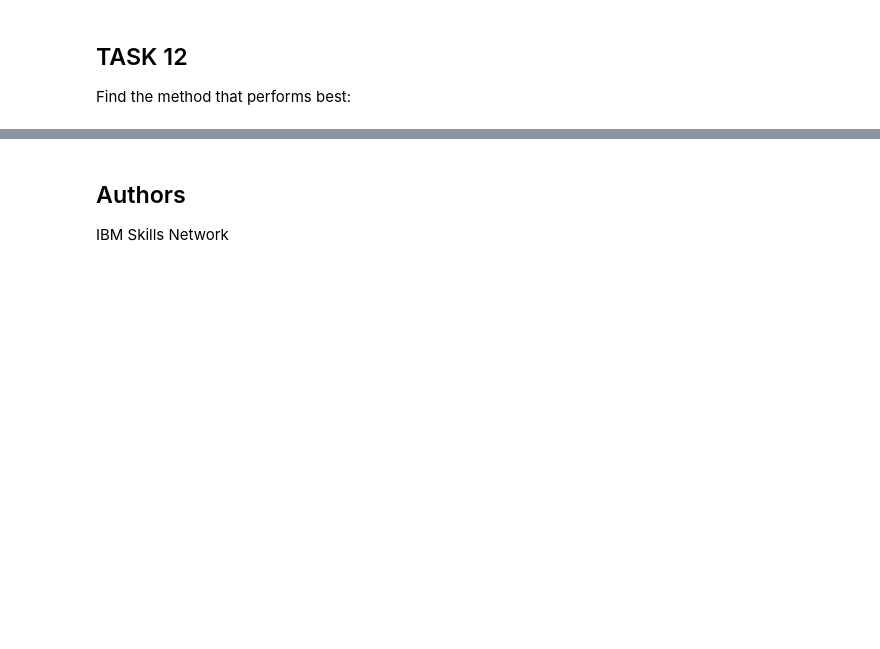
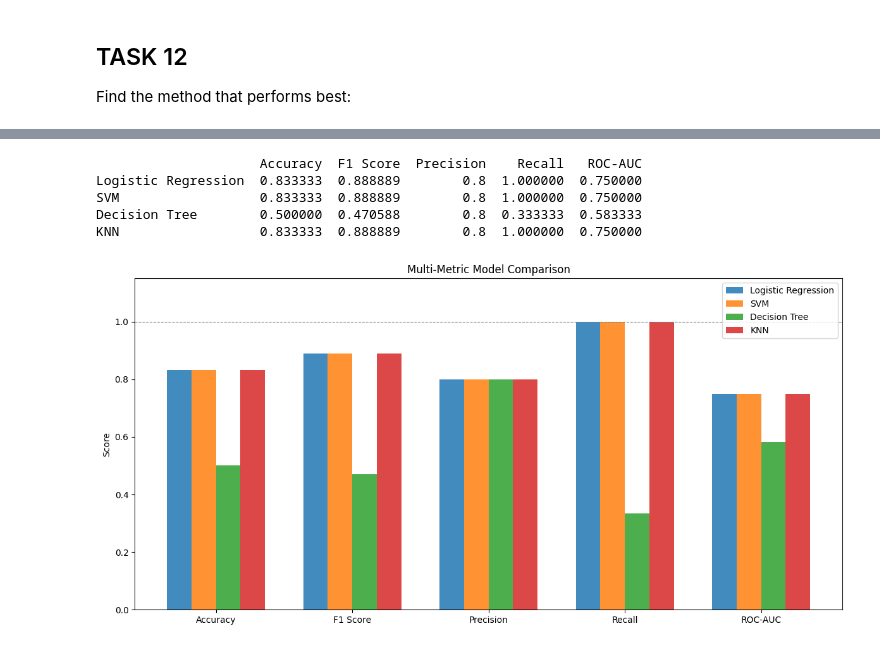
Before and after one commit to BoldwinMax/SpaceX-Falcon9-Landing-Prediction, a Jupyter notebook: 8_SpaceX_Machine_Learning_Prediction.ipynb, the cells around one changed output, grey strips where cells are left out. Cells and saved outputs as stored; diff of their text form; code cells hidden in the pictures; blank space fills up the shorter version.

```diff
--- a/8_SpaceX_Machine_Learning_Prediction.ipynb
+++ b/8_SpaceX_Machine_Learning_Prediction.ipynb
@@ -64,2 +61,16 @@ data = pd.read_csv('https://cf-courses-data.s3.us.cloud-object-storage.appdomain
+# %%
+import urllib.request
+
+urllib.request.urlretrieve(
+    "https://cf-courses-data.s3.us.cloud-object-storage.appdomain.cloud/IBM-DS0321EN-SkillsNetwork/datasets/dataset_part_2.csv",
+    "dataset_part_2.csv"
+)
+urllib.request.urlretrieve(
+    "https://cf-courses-data.s3.us.cloud-object-storage.appdomain.cloud/IBM-DS0321EN-SkillsNetwork/datasets/dataset_part_3.csv",
+    "dataset_part_3.csv"
+)
+
+data = pd.read_csv("dataset_part_2.csv")
+X = pd.read_csv("dataset_part_3.csv")
 # %%
 data.head()
@@ -264,4 +361,56 @@ plt.show()
-# %% [markdown]
-## Authors
-
-IBM Skills Network
+# %%
+from sklearn.metrics import classification_report, roc_auc_score, f1_score, precision_score, recall_score
+import matplotlib.pyplot as plt
+import numpy as np
+
+# Get predictions from all models
+models = {
+    'Logistic Regression': logreg_cv,
+    'SVM':                 svm_cv,
+    'Decision Tree':       tree_cv,
+    'KNN':                 knn_cv
+}
+
+results = {}
+for name, model in models.items():
+    yhat = model.predict(X_test)
+    results[name] = {
+        'Accuracy':  model.score(X_test, Y_test),
+        'F1 Score':  f1_score(Y_test, yhat),
+        'Precision': precision_score(Y_test, yhat),
+        'Recall':    recall_score(Y_test, yhat),
+        'ROC-AUC':   roc_auc_score(Y_test, yhat)
+    }
+
+# Print detailed comparison table
+results_df = pd.DataFrame(results).T
+print(results_df.to_string())
+# %% [output]
+                     Accuracy  F1 Score  Precision    Recall   ROC-AUC
+Logistic Regression  0.833333  0.888889        0.8  1.000000  0.750000
+SVM                  0.833333  0.888889        0.8  1.000000  0.750000
+Decision Tree        0.500000  0.470588        0.8  0.333333  0.583333
+KNN                  0.833333  0.888889        0.8  1.000000  0.750000
+# %%
+# Visualize all metrics side by side
+metrics = ['Accuracy', 'F1 Score', 'Precision', 'Recall', 'ROC-AUC']
+model_names = list(results.keys())
+x = np.arange(len(metrics))
+width = 0.18
+
+fig, ax = plt.subplots(figsize=(12, 6))
+for i, name in enumerate(model_names):
+    values = [results[name][m] for m in metrics]
+    ax.bar(x + i * width, values, width, label=name, alpha=0.85)
+
+ax.set_xticks(x + width * 1.5)
+ax.set_xticklabels(metrics)
+ax.set_ylim(0, 1.15)
+ax.set_ylabel('Score')
+ax.set_title('Multi-Metric Model Comparison')
+ax.legend()
+ax.axhline(y=1.0, color='gray', linestyle='--', linewidth=0.8)
+plt.tight_layout()
+plt.show()
+# %% [output]
+[figure, added]
```
Also changed, not shown: parts of 26 cells of this notebook.
